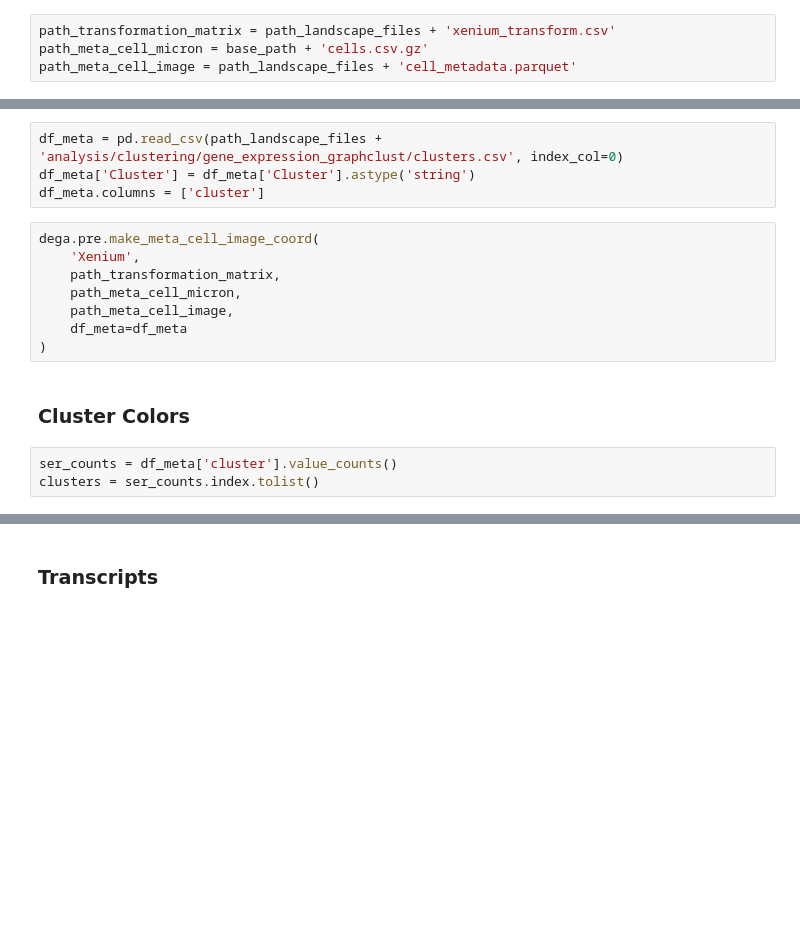
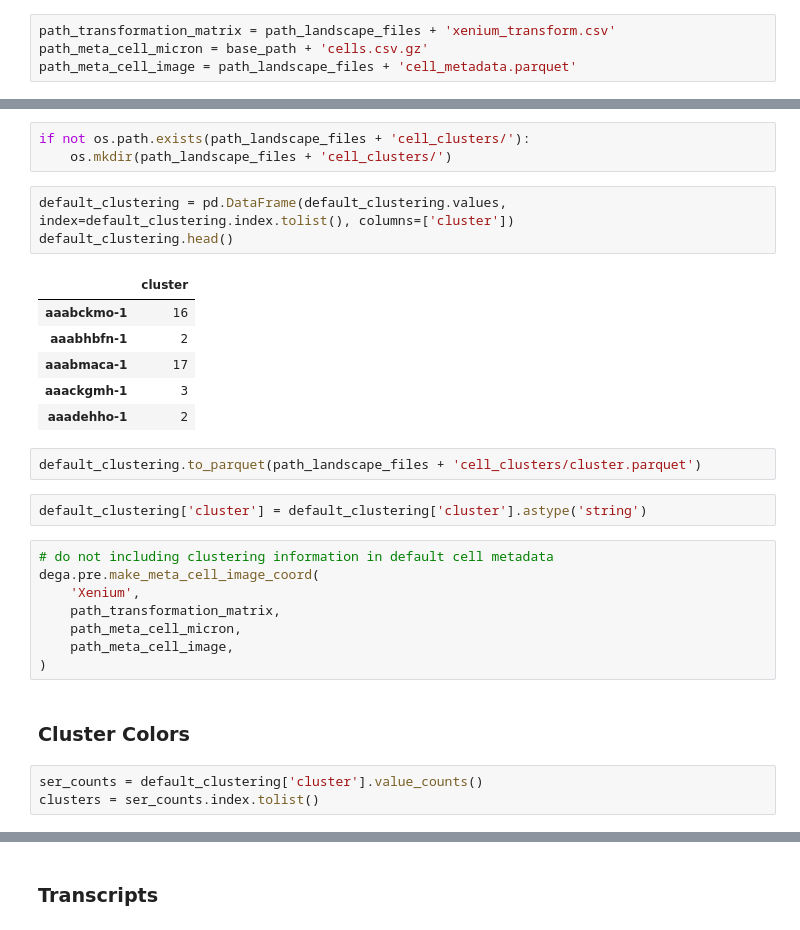
Before and after one commit to broadinstitute/celldega, a Jupyter notebook: notebooks/Pre-process_Xenium_V1_hBoneMarrow_nondiseased_section_outs.ipynb, the cells around one changed output, grey strips where cells are left out. Drawn from its saved outputs; the diff is of its cells as text; blank space fills up the shorter version.

```diff
--- a/notebooks/Pre-process_Xenium_V1_hBoneMarrow_nondiseased_section_outs.ipynb
+++ b/notebooks/Pre-process_Xenium_V1_hBoneMarrow_nondiseased_section_outs.ipynb
@@ -228,19 +239,32 @@ path_meta_cell_image = path_landscape_files + 'cell_metadata.parquet'
+# %%
+if not os.path.exists(path_landscape_files + 'cell_clusters/'):
+    os.mkdir(path_landscape_files + 'cell_clusters/')
+# %%
+default_clustering = pd.DataFrame(default_clustering.values, index=default_clustering.index.tolist(), columns=['cluster'])
+default_clustering.head()
+# %% [output]
+|  | cluster |
+| aaabckmo-1 | 16 |
+| aaabhbfn-1 | 2 |
+| aaabmaca-1 | 17 |
+| aaackgmh-1 | 3 |
+| aaadehho-1 | 2 |
+# %%
+default_clustering.to_parquet(path_landscape_files + 'cell_clusters/cluster.parquet')
 # %%
-df_meta = pd.read_csv(path_landscape_files + 'analysis/clustering/gene_expression_graphclust/clusters.csv', index_col=0)
-df_meta['Cluster'] = df_meta['Cluster'].astype('string')
-df_meta.columns = ['cluster']
+default_clustering['cluster'] = default_clustering['cluster'].astype('string')
 # %%
+# do not including clustering information in default cell metadata
 dega.pre.make_meta_cell_image_coord(
     'Xenium',
     path_transformation_matrix,
     path_meta_cell_micron,
     path_meta_cell_image,
-    df_meta=df_meta
 )
 # %% [markdown]
 ### Cluster Colors
 # %%
-ser_counts = df_meta['cluster'].value_counts()
+ser_counts = default_clustering['cluster'].value_counts()
 clusters = ser_counts.index.tolist()
 # %%
 # Get all categorical color palettes from Matplotlib and flatten them into a single list of colors
```
Also changed, not shown: parts of 7 cells of this notebook, 1 other file.
